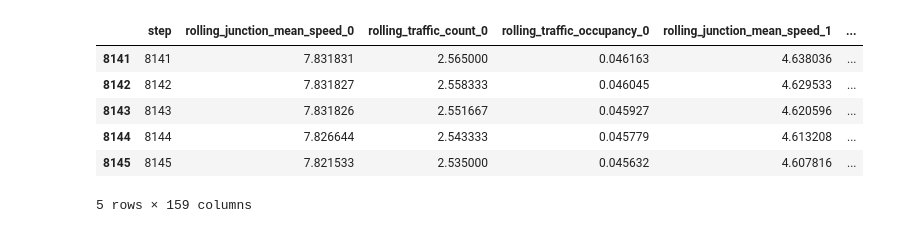
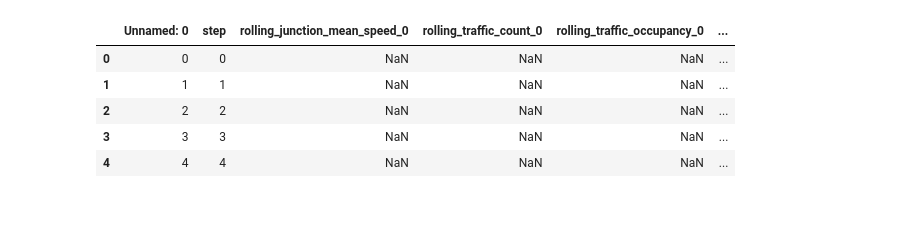
Before and after one commit to MPSLab-ASU/IncidentNet, a Jupyter notebook: city_scale/xgboost/test_results.ipynb, the cells around one changed output. Cells and saved outputs as stored; diff of their text form; code cells hidden in the pictures.

```diff
--- a/city_scale/xgboost/test_results.ipynb
+++ b/city_scale/xgboost/test_results.ipynb
@@ -17,0 +19,3 @@ import numpy as np
+# %%
+pd.set_option('display.max_columns', None)
+pd.set_option('display.max_rows', None)
@@ -20 +113,10 @@ df = pd.read_csv("/home/local/ASURITE/speddira/dev/traffic_sense_net/city_scale/
+# %%
+df.head()
+# %% [output]
+|  | Unnamed: 0 | step | rolling_junction_mean_speed_0 | rolling_traffic_count_0 | rolling_traffic_occupancy_0 | ... |
+| 0 | 0 | 0 | NaN | NaN | NaN | ... |
+| 1 | 1 | 1 | NaN | NaN | NaN | ... |
+| 2 | 2 | 2 | NaN | NaN | NaN | ... |
+| 3 | 3 | 3 | NaN | NaN | NaN | ... |
+| 4 | 4 | 4 | NaN | NaN | NaN | ... |
 # %%
@@ -22,15 +124,3 @@ df =df .drop(["Unnamed: 0"],axis=1)
-# %%
-df2 = df[df["accident_label"]]
-
-df2.head()
-# %% [output]
-|  | step | rolling_junction_mean_speed_0 | rolling_traffic_count_0 | rolling_traffic_occupancy_0 | rolling_junction_mean_speed_1 | ... |
-| 8141 | 8141 | 7.831831 | 2.565000 | 0.046163 | 4.638036 | ... |
-| 8142 | 8142 | 7.831827 | 2.558333 | 0.046045 | 4.629533 | ... |
-| 8143 | 8143 | 7.831826 | 2.551667 | 0.045927 | 4.620596 | ... |
-| 8144 | 8144 | 7.826644 | 2.543333 | 0.045779 | 4.613208 | ... |
-| 8145 | 8145 | 7.821533 | 2.535000 | 0.045632 | 4.607816 | ... |
-5 rows × 159 columns
 # %%
 df.shape
 # %% [output]
```
Also changed, not shown: parts of 16 cells of this notebook, 15 other files.
